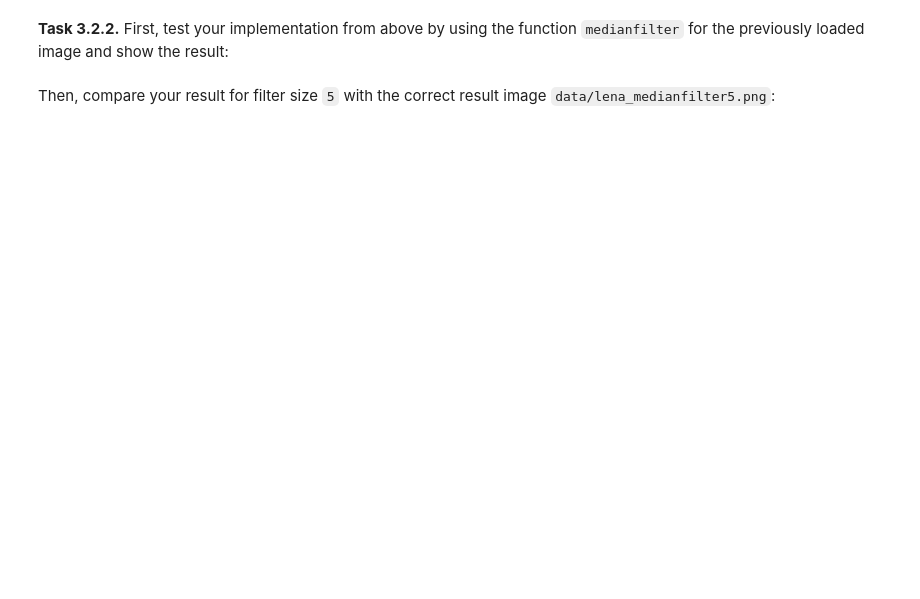
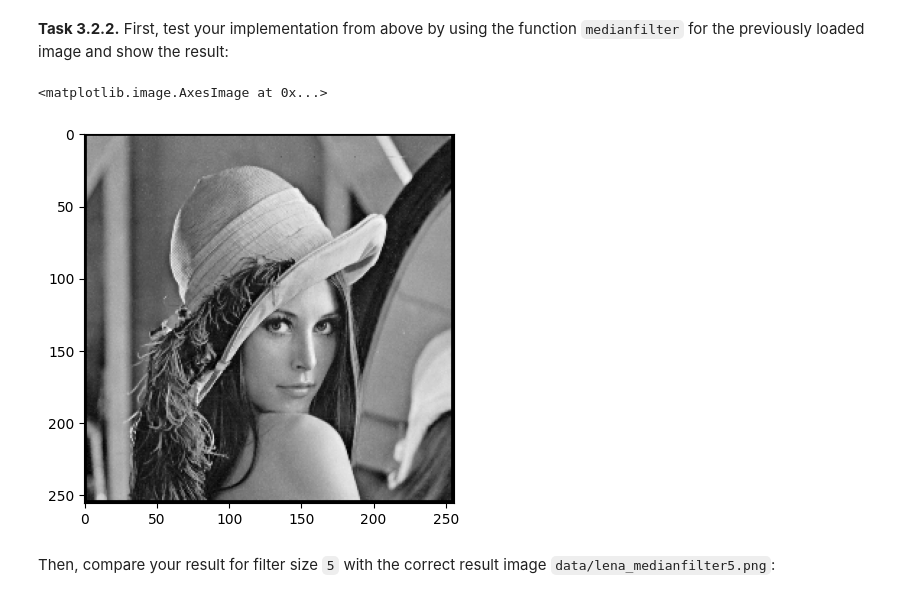
Before and after one commit to josephreyy/mobi-fs3-python, a Jupyter notebook: task3.ipynb, the cells around one changed output. Saved outputs shown, nothing was run; the diff lists cells and outputs as text; code cells hidden in the pictures; blank space fills up the shorter version.

```diff
--- a/task3.ipynb
+++ b/task3.ipynb
@@ -100,4 +92,10 @@ NameError: name 'median' is not defined
 # %% [markdown]
 **<a id="#">Task 3.2.2.</a>** First, test your implementation from above by using the function `medianfilter` for the previously loaded image and show the result:
+# %%
+img3 = medianfilter(img,5)
+plt.imshow(img3, 'gray')
+# %% [output]
+<matplotlib.image.AxesImage at 0x...>
+[figure, added]
 # %% [markdown]
 Then, compare your result for filter size `5` with the correct result image `data/lena_medianfilter5.png`:
```
Also changed, not shown: parts of 7 cells of this notebook.
